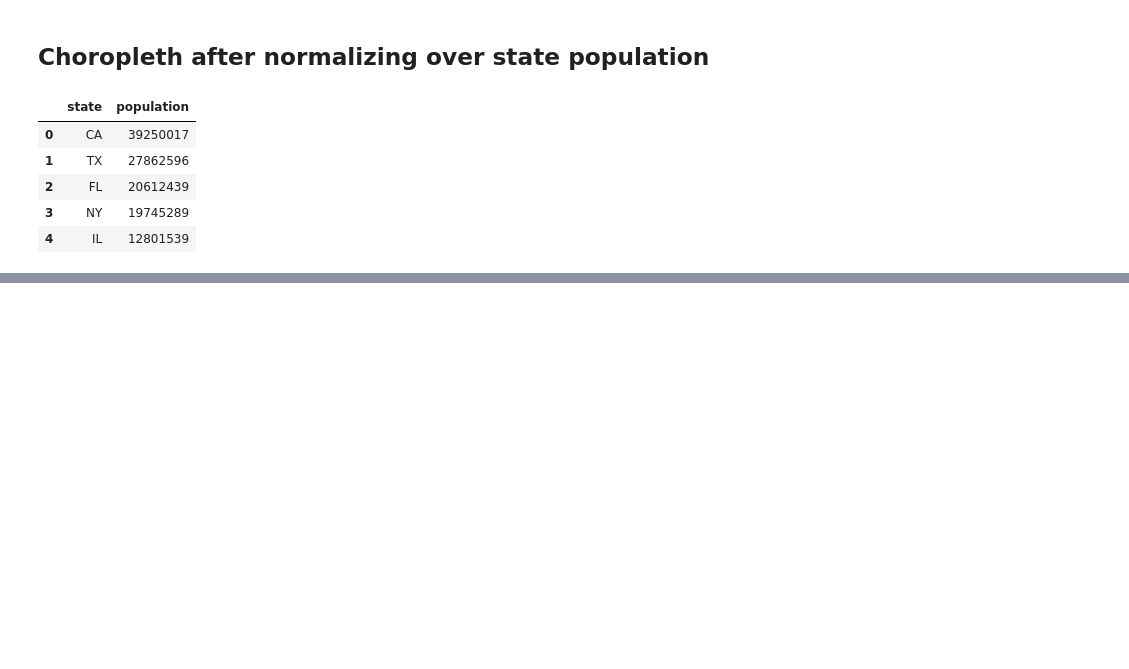
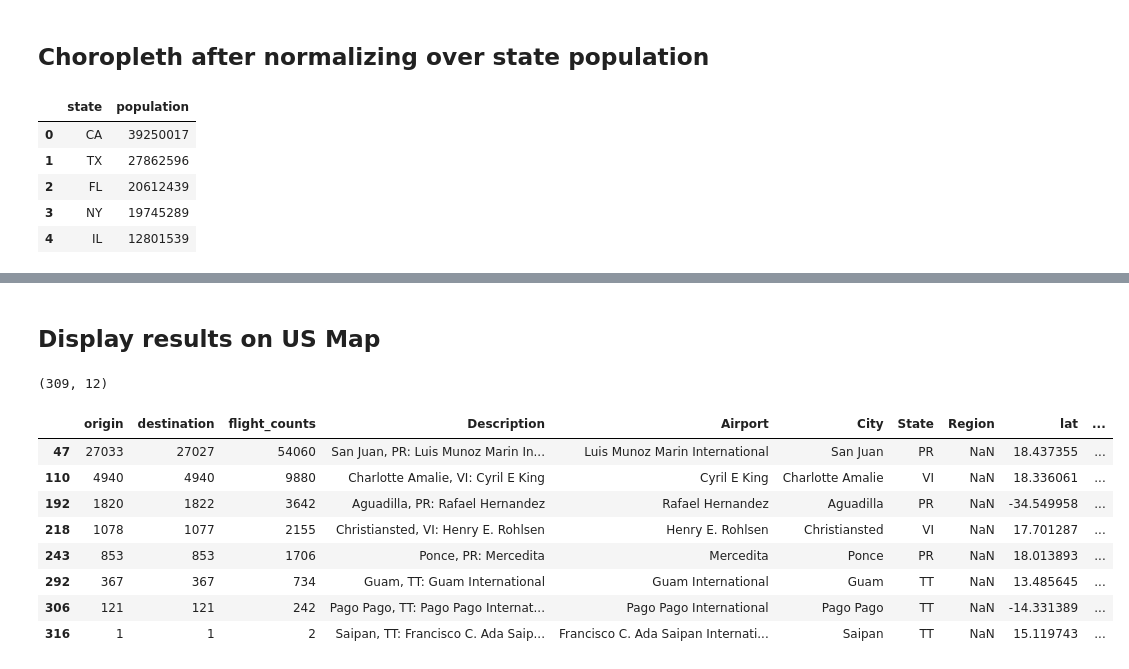
Before and after one commit to wtak23/airtraffic, a Jupyter notebook: final_scripts/flight-count-analysis.ipynb, the cells around one changed output, grey strips where cells are left out. Cells and saved outputs as stored; diff of their text form; code cells hidden in the pictures; blank space fills up the shorter version.

```diff
--- a/final_scripts/flight-count-analysis.ipynb
+++ b/final_scripts/flight-count-analysis.ipynb
@@ -745,0 +753,19 @@ py.iplot(fig, filename=outfile+'histogram2',title='Distributions among the 3 qua
+# %%
+# create hovertext with ranking information
+def string_rank(ranking):
+    headstr = 'Ranking: '
+    if ranking == 1:
+        return headstr + '1st'
+    elif ranking == 2:
+        return headstr + '2nd'
+    elif ranking == 3:
+        return headstr + '3rd'
+    else:
+        return headstr + str(ranking)+'th'
+
+hover_text = df['Airport'] + '<br>' \
+           + df['City'] + ', ' + df['State'] + '<br>' \
+           + 'Number of flight: ' + df['flight_counts'].astype(str)
+
+df['text'] = (hover_text + '<br>' + map(string_rank,df.index+1)).tolist()
+pprint(df['text'].head().tolist())
@@ -745,0 +788,28 @@ py.iplot(fig, filename=outfile+'histogram2',title='Distributions among the 3 qua
+# %% [markdown]
+## Display results on US Map
+# %%
+# welp, i faced the worst kind of bug...bug that doesn't throw any exception!
+# i learned the hard way that there apparently are some lat/lon values that
+# breaks plotly's hover functionality...took forever to figure this out through
+# trial and error....but it did produce pretty figure so i'm happy :)
+
+# drop entries with latitude lower than 18
+# (these are outside of the main US land area, such as Guam and the Virgin islands...
+#  which is probaby why breaks the hover functionality)
+mask = df['lat']>=19
+df_filtered = df[mask].reset_index(drop=True)
+print df_filtered.shape
+
+# the dropped airports
+display(df[~mask])
+# %% [output]
+(309, 12)
+|  | origin | destination | flight_counts | Description | Airport | City | State | Region | lat | ... |
+| 47 | 27033 | 27027 | 54060 | San Juan, PR: Luis Munoz Marin In... | Luis Munoz Marin International | San Juan | PR | NaN | 18.437355 | ... |
+| 110 | 4940 | 4940 | 9880 | Charlotte Amalie, VI: Cyril E King | Cyril E King | Charlotte Amalie | VI | NaN | 18.336061 | ... |
+| 192 | 1820 | 1822 | 3642 | Aguadilla, PR: Rafael Hernandez | Rafael Hernandez | Aguadilla | PR | NaN | -34.549958 | ... |
+| 218 | 1078 | 1077 | 2155 | Christiansted, VI: Henry E. Rohlsen | Henry E. Rohlsen | Christiansted | VI | NaN | 17.701287 | ... |
+| 243 | 853 | 853 | 1706 | Ponce, PR: Mercedita | Mercedita | Ponce | PR | NaN | 18.013893 | ... |
+| 292 | 367 | 367 | 734 | Guam, TT: Guam International | Guam International | Guam | TT | NaN | 13.485645 | ... |
+| 306 | 121 | 121 | 242 | Pago Pago, TT: Pago Pago Internat... | Pago Pago International | Pago Pago | TT | NaN | -14.331389 | ... |
+| 316 | 1 | 1 | 2 | Saipan, TT: Francisco C. Ada Saip... | Francisco C. Ada Saipan Internati... | Saipan | TT | NaN | 15.119743 | ... |
```
Also changed, not shown: parts of 125 cells of this notebook, 27 other files.
